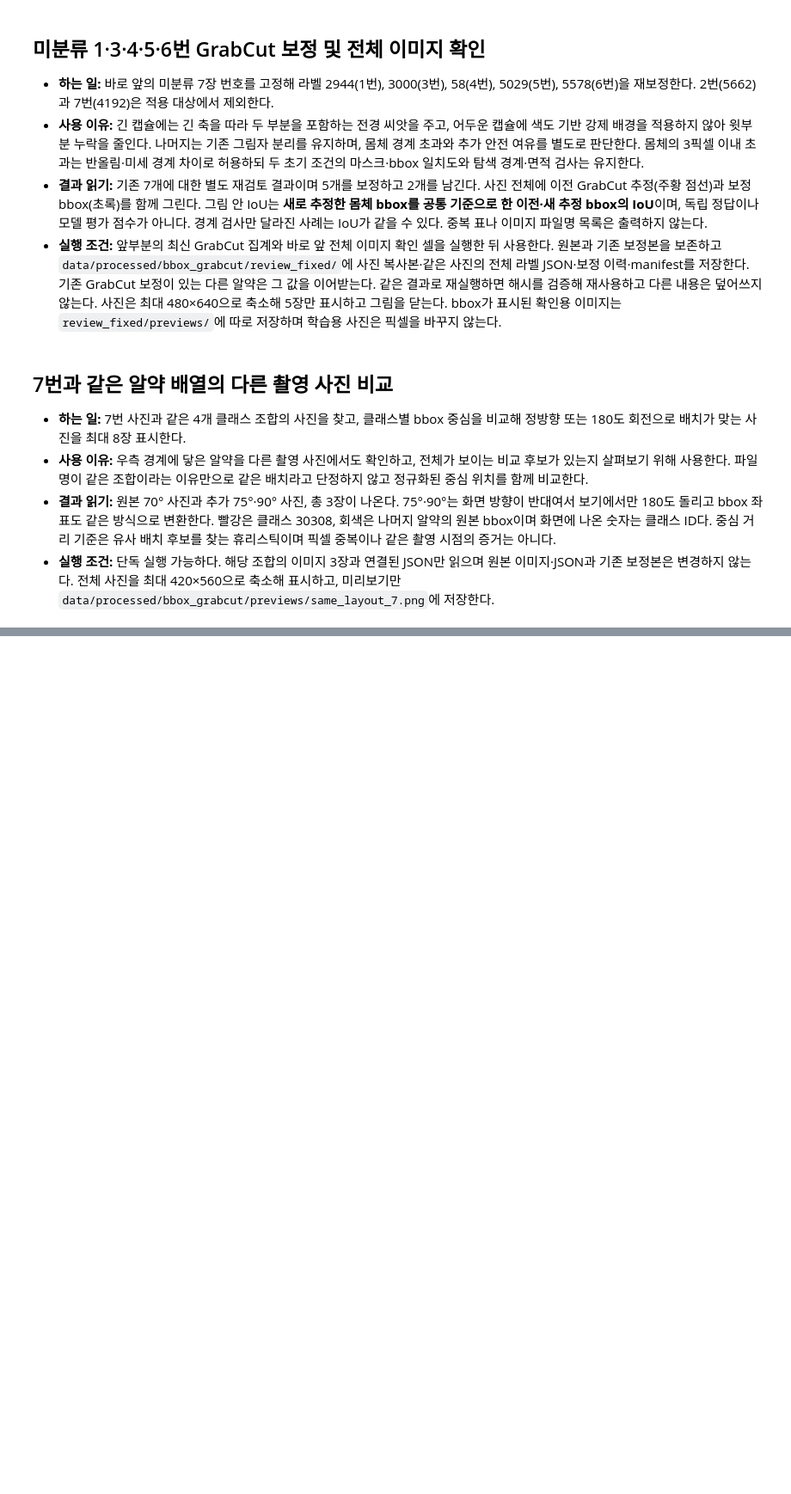
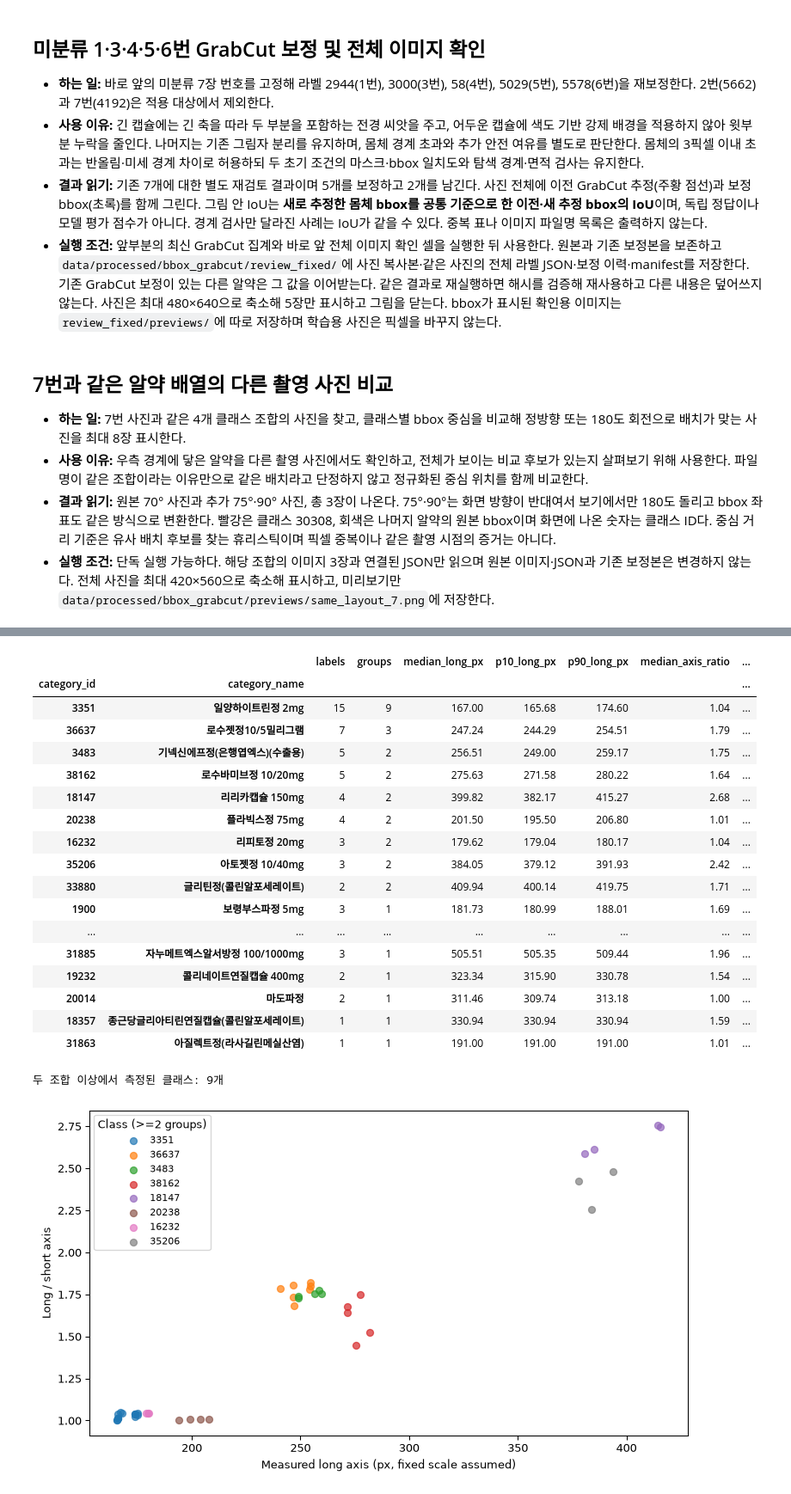
Before and after one commit to def-uk/pill-bbox, a Jupyter notebook: notebooks/JJAM99_eda.ipynb, the cells around one changed output, grey strips where cells are left out. Shown at 86% size. Drawn from its saved outputs; the diff is of its cells as text; code cells hidden in the pictures; blank space fills up the shorter version.

```diff
--- a/notebooks/JJAM99_eda.ipynb
+++ b/notebooks/JJAM99_eda.ipynb
@@ -4744,0 +5079,53 @@ plt.close(fig)
+# %%
+size_class_profiles = (
+    size_results.loc[size_results["status"].eq("estimated")]
+    .groupby(["category_id", "category_name"])
+    .agg(
+        labels=("annotation_id", "size"),
+        groups=("group", "nunique"),
+        median_long_px=("long_px", "median"),
+        p10_long_px=("long_px", lambda values: values.quantile(0.1)),
+        p90_long_px=("long_px", lambda values: values.quantile(0.9)),
+        median_axis_ratio=("axis_ratio", "median"),
+        p10_axis_ratio=("axis_ratio", lambda values: values.quantile(0.1)),
+        p90_axis_ratio=("axis_ratio", lambda values: values.quantile(0.9)),
+    )
+    .sort_values(["groups", "labels"], ascending=False)
+)
+display(size_class_profiles.round(2))
+size_supported_classes = size_class_profiles.query("groups >= 2").head(8).index.get_level_values(0)
+print(f"두 조합 이상에서 측정된 클래스: {size_class_profiles['groups'].ge(2).sum()}개")
+size_figure, size_ax = plt.subplots(figsize=(8, 4.5), dpi=95, layout="constrained")
+for category_id in size_supported_classes:
+    rows = size_results.loc[
+        size_results["status"].eq("estimated") & size_results["category_id"].eq(category_id)
+    ]
+    size_ax.scatter(rows["long_px"], rows["axis_ratio"], alpha=0.7, label=str(category_id))
+size_ax.set(xlabel="Measured long axis (px, fixed scale assumed)", ylabel="Long / short axis")
+if len(size_supported_classes):
+    size_ax.legend(title="Class (>=2 groups)", fontsize=8)
+else:
+    size_ax.text(0.1, 0.5, "Not enough independent groups", transform=size_ax.transAxes)
+plt.show()
+plt.close(size_figure)
+# %% [output]
+|  |  | labels | groups | median_long_px | p10_long_px | p90_long_px | median_axis_ratio | ... |
+| category_id | category_name |  |  |  |  |  |  | ... |
+| 3351 | 일양하이트린정 2mg | 15 | 9 | 167.00 | 165.68 | 174.60 | 1.04 | ... |
+| 36637 | 로수젯정10/5밀리그램 | 7 | 3 | 247.24 | 244.29 | 254.51 | 1.79 | ... |
+| 3483 | 기넥신에프정(은행엽엑스)(수출용) | 5 | 2 | 256.51 | 249.00 | 259.17 | 1.75 | ... |
+| 38162 | 로수바미브정 10/20mg | 5 | 2 | 275.63 | 271.58 | 280.22 | 1.64 | ... |
+| 18147 | 리리카캡슐 150mg | 4 | 2 | 399.82 | 382.17 | 415.27 | 2.68 | ... |
+| 20238 | 플라빅스정 75mg | 4 | 2 | 201.50 | 195.50 | 206.80 | 1.01 | ... |
+| 16232 | 리피토정 20mg | 3 | 2 | 179.62 | 179.04 | 180.17 | 1.04 | ... |
+| 35206 | 아토젯정 10/40mg | 3 | 2 | 384.05 | 379.12 | 391.93 | 2.42 | ... |
+| 33880 | 글리틴정(콜린알포세레이트) | 2 | 2 | 409.94 | 400.14 | 419.75 | 1.71 | ... |
+| 1900 | 보령부스파정 5mg | 3 | 1 | 181.73 | 180.99 | 188.01 | 1.69 | ... |
+| ... | ... | ... | ... | ... | ... | ... | ... | ... |
+| 31885 | 자누메트엑스알서방정 100/1000mg | 3 | 1 | 505.51 | 505.35 | 509.44 | 1.96 | ... |
+| 19232 | 콜리네이트연질캡슐 400mg | 2 | 1 | 323.34 | 315.90 | 330.78 | 1.54 | ... |
+| 20014 | 마도파정 | 2 | 1 | 311.46 | 309.74 | 313.18 | 1.00 | ... |
+| 18357 | 종근당글리아티린연질캡슐(콜린알포세레이트) | 1 | 1 | 330.94 | 330.94 | 330.94 | 1.59 | ... |
+| 31863 | 아질렉트정(라사길린메실산염) | 1 | 1 | 191.00 | 191.00 | 191.00 | 1.01 | ... |
+두 조합 이상에서 측정된 클래스: 9개
+[figure, added]
```
Also changed, not shown: parts of 14 cells of this notebook.
